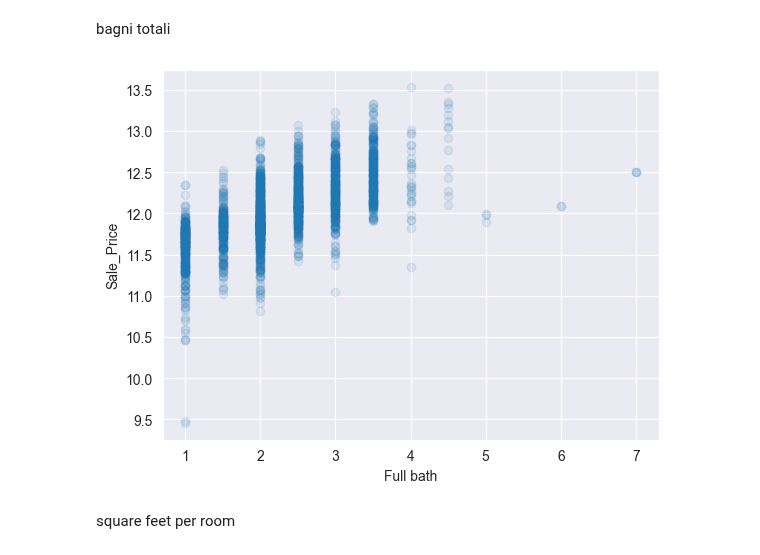
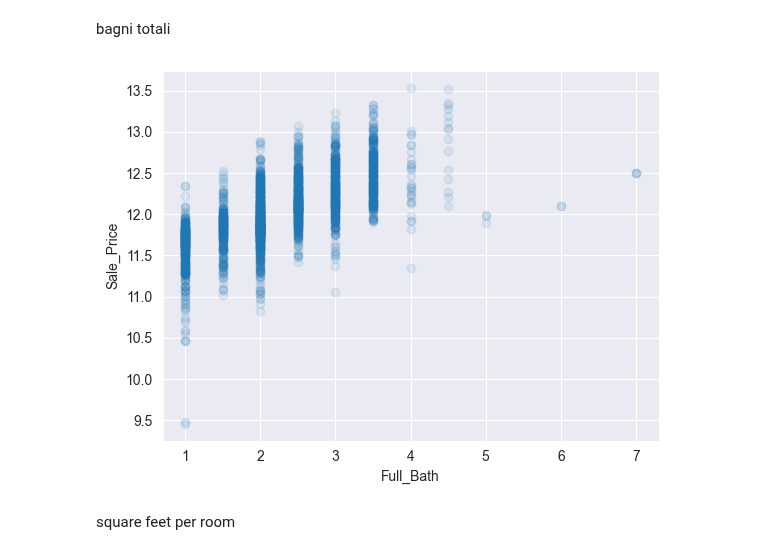
Before and after one commit to davide-tonetto-884585/House-Sale-Price-Prediction, a Jupyter notebook: data-engineering.ipynb, the cells around one changed output. Cells and saved outputs as stored; diff of their text form; code cells hidden in the pictures.

```diff
--- a/data-engineering.ipynb
+++ b/data-engineering.ipynb
@@ -189,14 +189,14 @@ bagni totali
 # %%
 fig, axs = plt.subplots()
 
 axs.plot((data.Full_Bath + (0.5 * data.Half_Bath) +
           data.Bsmt_Full_Bath + (0.5 * data.Bsmt_Half_Bath)), data.Sale_Price, 'o', alpha=0.1)
-axs.set_xlabel('Full bath')
+axs.set_xlabel('Full_Bath')
 axs.set_ylabel('Sale_Price')
 
 data["Full_Bath"] = (data.Full_Bath + (0.5 * data.Half_Bath) + data.Bsmt_Full_Bath + (0.5 * data.Bsmt_Half_Bath))
 # %% [output]
-[figure, old version]
+[figure, new version]
 # %% [markdown]
 square feet per room
 # %%
```
Also changed, not shown: parts of 15 cells of this notebook, 7 other files.
